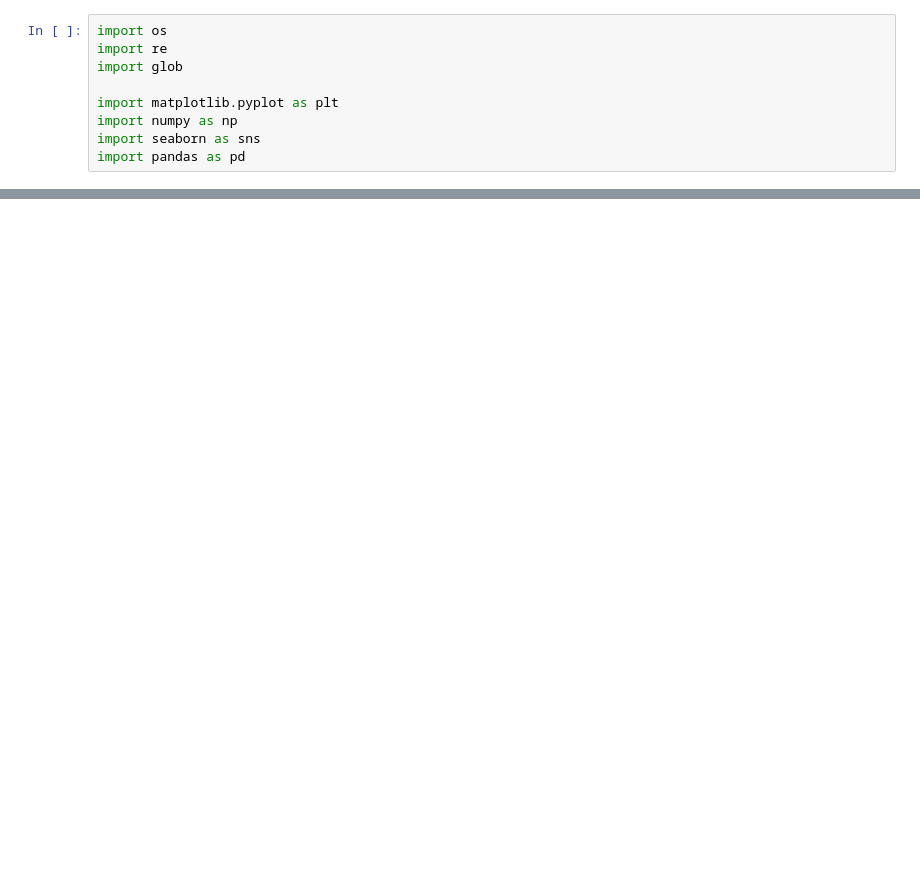
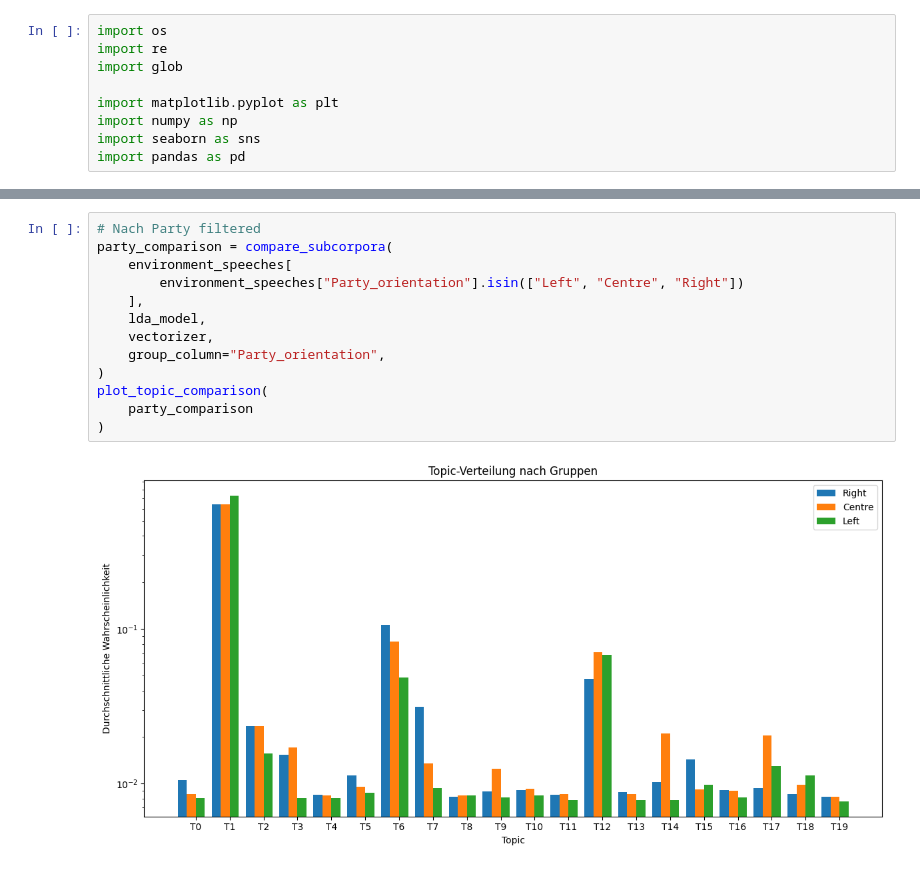
Before and after one commit to luca-heitmann/data-science-courses, a Jupyter notebook: digital-humanities/climate-debates/testing.ipynb, the cells around one changed output, grey strips where cells are left out. Saved outputs shown, nothing was run; the diff lists cells and outputs as text; blank space fills up the shorter version.

```diff
--- a/digital-humanities/climate-debates/testing.ipynb
+++ b/digital-humanities/climate-debates/testing.ipynb
@@ -72,0 +690,15 @@ get_speech(environment_speeches.iloc[0]["speech_path"], environment_speeches.ilo
+# %%
+# Nach Party filtered
+party_comparison = compare_subcorpora(
+    environment_speeches[
+        environment_speeches["Party_orientation"].isin(["Left", "Centre", "Right"])
+    ],
+    lda_model,
+    vectorizer,
+    group_column="Party_orientation",
+)
+plot_topic_comparison(
+    party_comparison
+)
+# %% [output]
+[figure, added]
```
Also changed, not shown: parts of 43 cells of this notebook, 6 other files.
